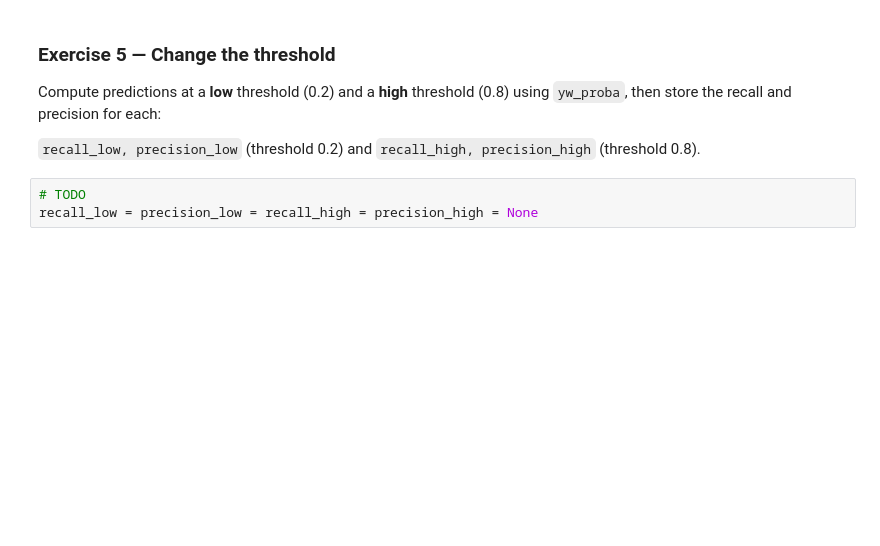
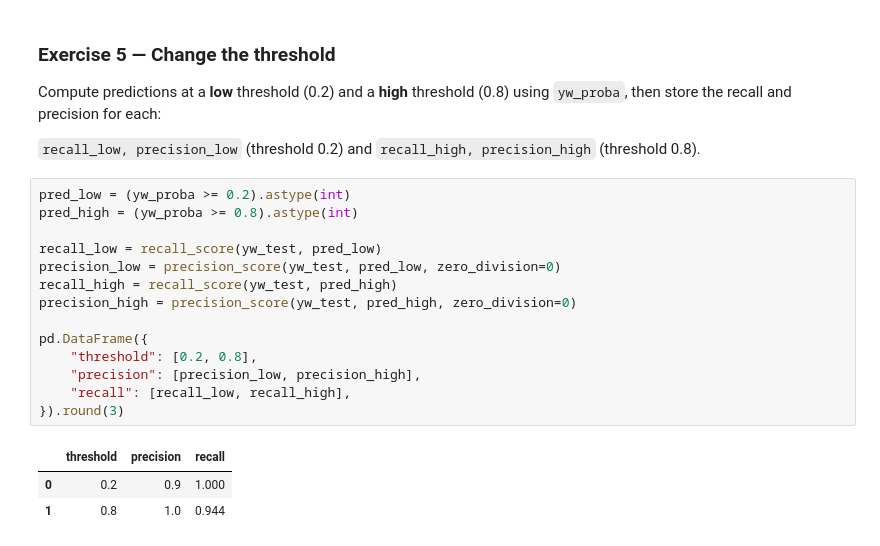
Before and after one commit to jafarbek-yusupov/CS630-Lab-4, a Jupyter notebook: week4_logistic_regression.ipynb, the cells around one changed output. Saved outputs shown, nothing was run; the diff lists cells and outputs as text; blank space fills up the shorter version.

```diff
--- a/week4_logistic_regression.ipynb
+++ b/week4_logistic_regression.ipynb
@@ -714,8 +772,23 @@ Compute predictions at a **low** threshold (0.2) and a **high** threshold (0.8)
 
 `recall_low, precision_low` (threshold 0.2) and `recall_high, precision_high` (threshold 0.8).
 # %%
-# TODO
-recall_low = precision_low = recall_high = precision_high = None
+pred_low = (yw_proba >= 0.2).astype(int)
+pred_high = (yw_proba >= 0.8).astype(int)
+
+recall_low = recall_score(yw_test, pred_low)
+precision_low = precision_score(yw_test, pred_low, zero_division=0)
+recall_high = recall_score(yw_test, pred_high)
+precision_high = precision_score(yw_test, pred_high, zero_division=0)
+
+pd.DataFrame({
+    "threshold": [0.2, 0.8],
+    "precision": [precision_low, precision_high],
+    "recall": [recall_low, recall_high],
+}).round(3)
+# %% [output]
+|  | threshold | precision | recall |
+| 0 | 0.2 | 0.9 | 1.000 |
+| 1 | 0.8 | 1.0 | 0.944 |
 # %%
 ok = recall_low is not None
 check(ok and np.isclose(recall_low, recall_score(yw_test, yw_proba >= 0.2)), "Low-threshold recall is correct")
```
Also changed, not shown: parts of 11 cells of this notebook.
